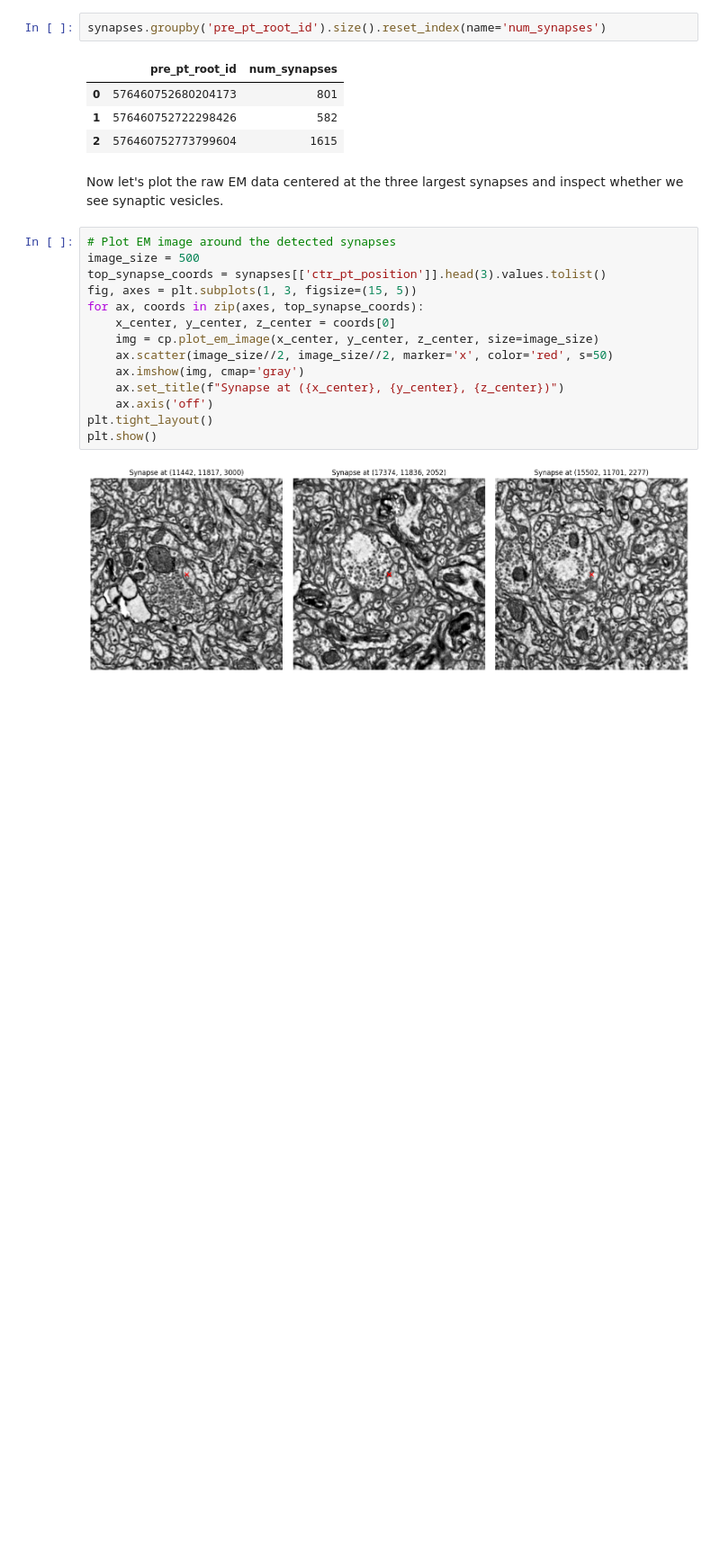
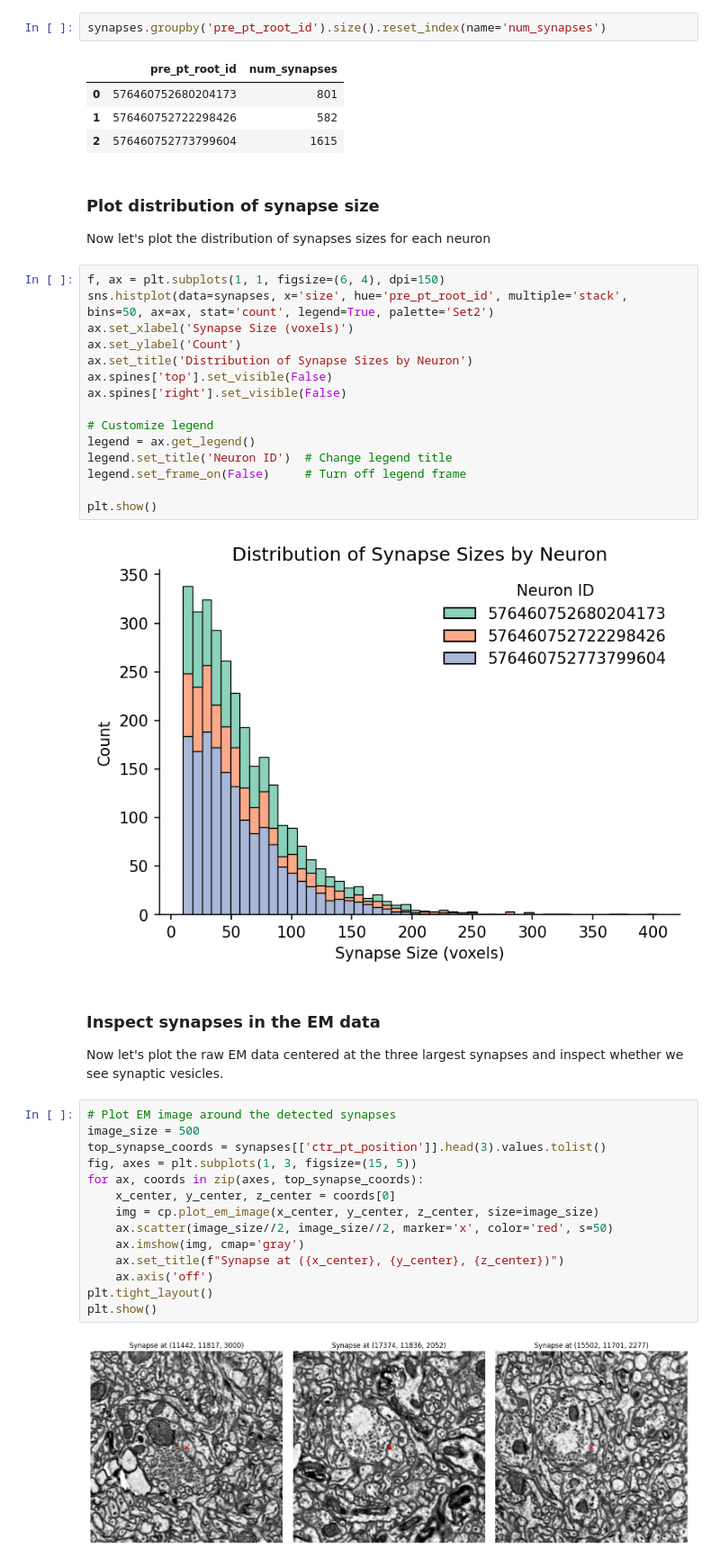
Before and after one commit to Social-Evolution-and-Behavior/crantpy, a Jupyter notebook: docs/deep_dive/connectivity.ipynb, the cells around one changed output. Shown at 90% size. Drawn from its saved outputs; the diff is of its cells as text; blank space fills up the shorter version.

```diff
--- a/docs/deep_dive/connectivity.ipynb
+++ b/docs/deep_dive/connectivity.ipynb
@@ -91,7 +93,30 @@ synapses.groupby('pre_pt_root_id').size().reset_index(name='num_synapses')
 | 0 | 576460752680204173 | 801 |
 | 1 | 576460752722298426 | 582 |
 | 2 | 576460752773799604 | 1615 |
+# %% [markdown]
+### Plot distribution of synapse size
+
+Now let's plot the distribution of synapses sizes for each neuron
+# %%
+f, ax = plt.subplots(1, 1, figsize=(6, 4), dpi=150)
+sns.histplot(data=synapses, x='size', hue='pre_pt_root_id', multiple='stack', bins=50, ax=ax, stat='count', legend=True, palette='Set2')
+ax.set_xlabel('Synapse Size (voxels)')
+ax.set_ylabel('Count')
+ax.set_title('Distribution of Synapse Sizes by Neuron')
+ax.spines['top'].set_visible(False)
+ax.spines['right'].set_visible(False)
+
+# Customize legend
+legend = ax.get_legend()
+legend.set_title('Neuron ID')  # Change legend title
+legend.set_frame_on(False)     # Turn off legend frame
+
+plt.show()
+# %% [output]
+[figure, added]
 # %% [markdown]
+### Inspect synapses in the EM data
+
 Now let's plot the raw EM data centered at the three largest synapses and inspect whether we see synaptic vesicles.
 # %%
 # Plot EM image around the detected synapses
```
Also changed, not shown: parts of 6 cells of this notebook.
